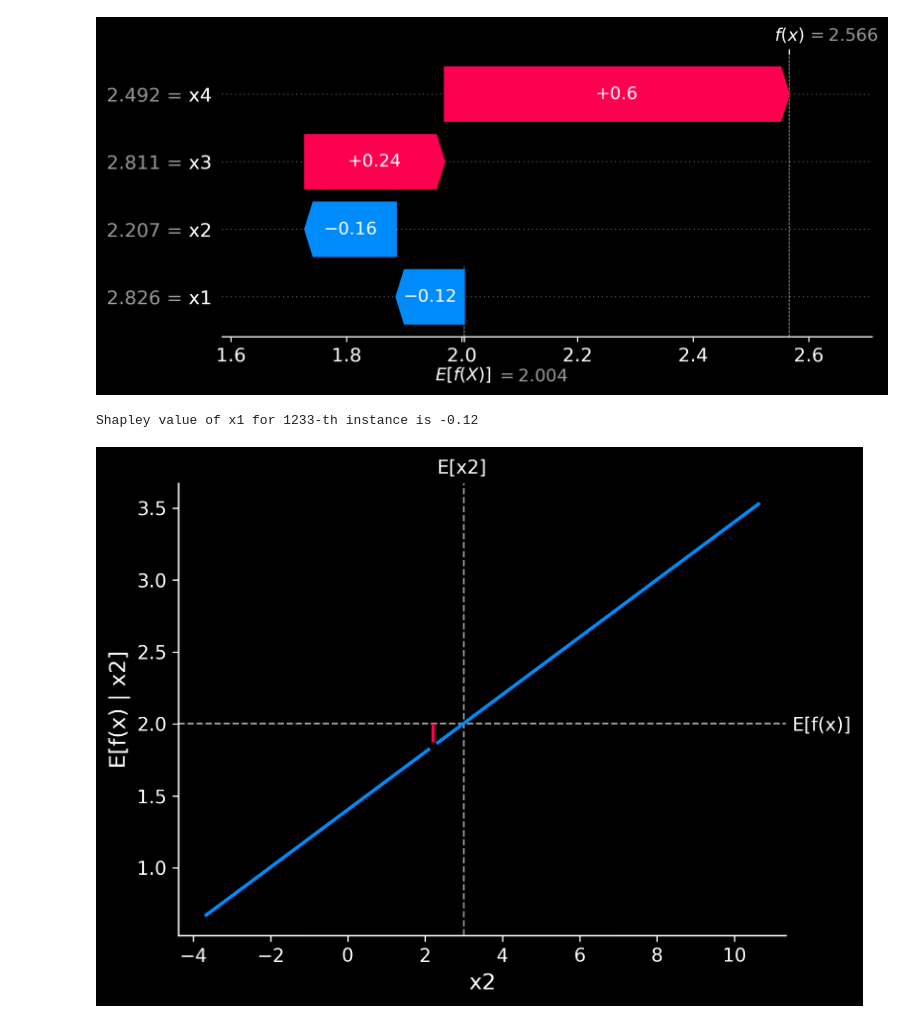
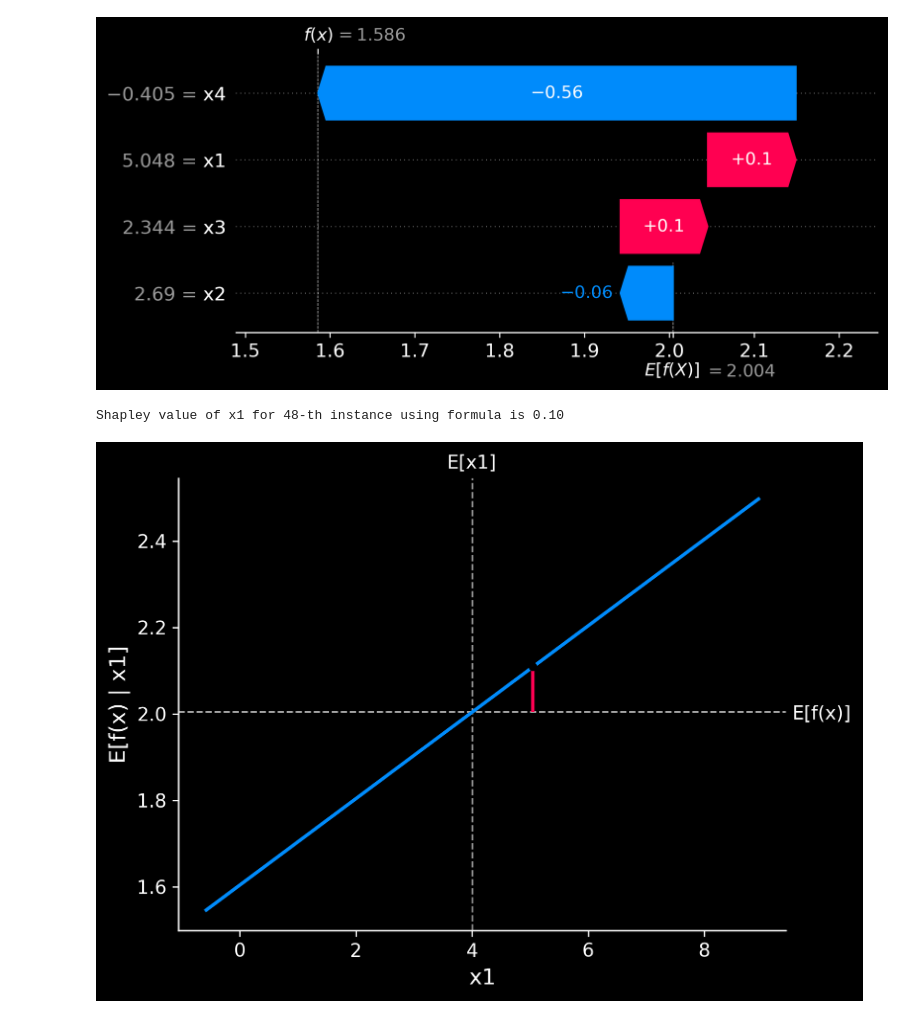
Before and after one commit to AIinMinutes/Data-and-AI-Concepts, a Jupyter notebook: interpretable-ai/shapley.ipynb, the cells around one changed output. Drawn from its saved outputs; the diff is of its cells as text; code cells hidden in the pictures.

```diff
--- a/interpretable-ai/shapley.ipynb
+++ b/interpretable-ai/shapley.ipynb
@@ -245,10 +265,22 @@ plt.style.use('dark_background')
 plt.rcParams.update({
     'figure.dpi': 300,
     'savefig.dpi': 300,
-    'font.size': 10,
-    'axes.labelsize': 12,
-    'axes.titlesize': 14,
-    'xtick.labelsize': 10,
-    'ytick.labelsize': 10,
-    'legend.fontsize': 10,
 })
+
+# Generate synthetic data with uncorrelated structure
+covariance = [[1, 0, 0, 0],
+              [0, 2, 0, 0],
+              [0, 0, 3, 0],
+              [0, 0, 0, 4]]
+
+# Mean values for features x1, x2, x3, x4
+mean = [4, 3, 2, 1]
+
+# Generate 100,000 samples from multivariate normal distribution
+X = np.random.multivariate_normal(mean, covariance, size=100000)
+
+# Create target variable with coefficients (0.1, 0.2, 0.3, 0.4)
+# Add small Gaussian noise (σ=0.001) for realistic variation
+y = (0.1 * X[:, 0] + 0.2 * X[:, 1] +
+     0.3 * X[:, 2] + 0.4 * X[:, 3] +
+     np.random.normal(0, 0.001))
@@ -298,31 +310,34 @@ sample_index = 1232
 # %%
+# Select a specific for visualizing Shapley values of each feature
+instance_id = 47
+
 # 1. Waterfall plot for individual prediction explanation
 plt.figure()
-shap.plots.waterfall(shap_values[sample_index], show=True)
+shap.plots.waterfall(shap_values[instance_id], show=True)
 # %% [output]
-[figure, old version]
+[figure, new version]
 # %%
 coef_of_x1 = regression_model.coef_[0]
-x1_value_sample_index = X_test['x1'][sample_index: sample_index + 1].item()
+x1_value_sample_index = X_test['x1'][instance_id: instance_id + 1].item()
 x1_mean_train = X_train['x1'].mean()
 shap_val = coef_of_x1 * (x1_value_sample_index - x1_mean_train)
-print(f"Shapley value of x1 for {sample_index + 1}-th instance is {shap_val:.2f}")
+print(f"Shapley value of x1 for {instance_id + 1}-th instance using formula is {shap_val:.2f}")
 # %% [output]
-Shapley value of x1 for 1233-th instance is -0.12
+Shapley value of x1 for 48-th instance using formula is 0.10
 # %%
 # 2. Partial dependence plot for feature 'x2'
 fig, ax = shap.partial_dependence_plot(
-    "x2",
+    "x1",
     regression_model.predict,
     X_train,
     model_expected_value=True,
     feature_expected_value=True,
     show=False,
     ice=False,
-    shap_values=shap_values[sample_index:sample_index + 1, :]
+    shap_values=shap_values[instance_id:instance_id + 1, :]
 )
 # %% [output]
-[figure, old version]
+[figure, new version]
 # %%
 # 3. Beeswarm plot for global feature importance
 plt.figure()
```
Also changed, not shown: parts of 6 cells of this notebook.
